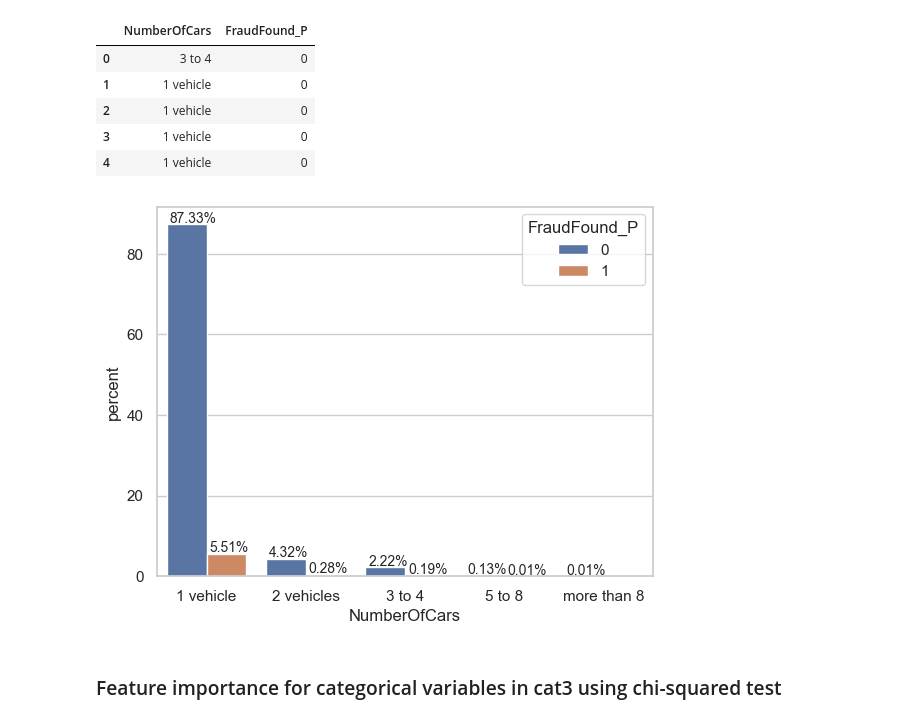
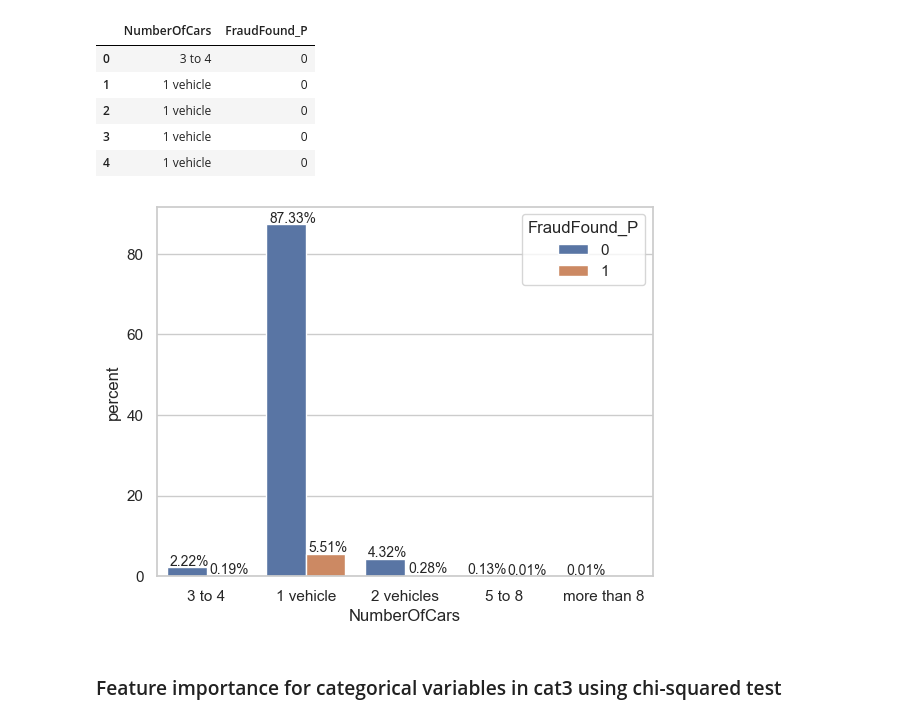
Before and after one commit to lulucopter/dsa4263-fraud-detection, a Jupyter notebook: eda.ipynb, the cells around one changed output. Saved outputs shown, nothing was run; the diff lists cells and outputs as text; code cells hidden in the pictures.

```diff
--- a/eda.ipynb
+++ b/eda.ipynb
@@ -645,7 +646,7 @@ Sedans are the most involved in accident claims. That makes sense, as the most p
 # %% [markdown]
 ### VehiclePrice
 # %%
-ax = sns.countplot(x="VehiclePrice", data=df, hue="FraudFound_P", stat="percent", order=["less than 20000", "20000 to 29000", "30000 to 39000", "40000 to 59000", "60000 to 69000", "more than 69000"])
+ax = sns.countplot(x="VehiclePrice", data=df, hue="FraudFound_P", stat="percent", order=df["VehiclePrice"].value_counts().index)
 for p in ax.patches: # Annotating counts (p.get_height) onto graph and formatting their positions
     value = "{:,.2f}%".format(p.get_height())
     if value != "0.00%":
@@ -679,16 +680,3 @@ df_test[df_test["FraudFound_P"] == 1].sort_values(by="NumClaims", ascending=Fals
 | 8 | Accura | more than 69000 | 1 | 31 | 19.38 |
 # %% [markdown]
 The make and price of vehicles with greatest number of fraud claims is Toyota, between 20,000 to 29,000. It has 112 fradulent claims, which is 5.72% of claims involving Toyotas between 20,000 and 29,000.
-# %%
-df_test = df_cat2.groupby(["Make", "VehiclePrice"]).size().reset_index().rename(columns={0:"NumClaims"})
-sort_by_numClaims = df_test.groupby("Make").sum("NumClaims").sort_values(by="NumClaims", ascending=False).index
-
-plt.figure(figsize=(10,20))
-ax = sns.barplot(y="Make", x="NumClaims", hue="VehiclePrice", data=df_test, order=sort_by_numClaims)
-for p in ax.patches: # Annotating counts (p.get_height) onto graph and formatting their positions
-    value = p.get_width()
-    if value != 0.0:
-        ax.annotate(value, (p.get_x() + p.get_width() + 5, p.get_y() + 0.09), va="center", fontsize=10, c='purple')
-plt.tight_layout()
-plt.legend(loc="center right")
-plt.plot()
@@ -861,16 +846,15 @@ df_ncar.head()
 | 3 | 1 vehicle | 0 |
 | 4 | 1 vehicle | 0 |
 # %%
-order = ["1 vehicle", "2 vehicles", "3 to 4", "5 to 8", "more than 8"]
-ax = sns.countplot(x="NumberOfCars", data=df, hue="FraudFound_P", stat="percent", order=order)
+ax = sns.countplot(x="NumberOfCars", data=df, hue="FraudFound_P", stat="percent")
 for p in ax.patches: # Annotating counts (p.get_height) onto graph and formatting their positions
     value = "{:,.2f}%".format(p.get_height())
     if value != "0.00%":
         ax.annotate(value, (p.get_x() + p.get_width() - 0.37, p.get_height() + 1.5), va="center", fontsize=10)
 
 plt.show()
 # %% [output]
-[figure, old version]
+[figure, new version]
 # %% [markdown]
 ### Feature importance for categorical variables in cat3 using chi-squared test
 # %%
```
Also changed, not shown: parts of 17 cells of this notebook.
